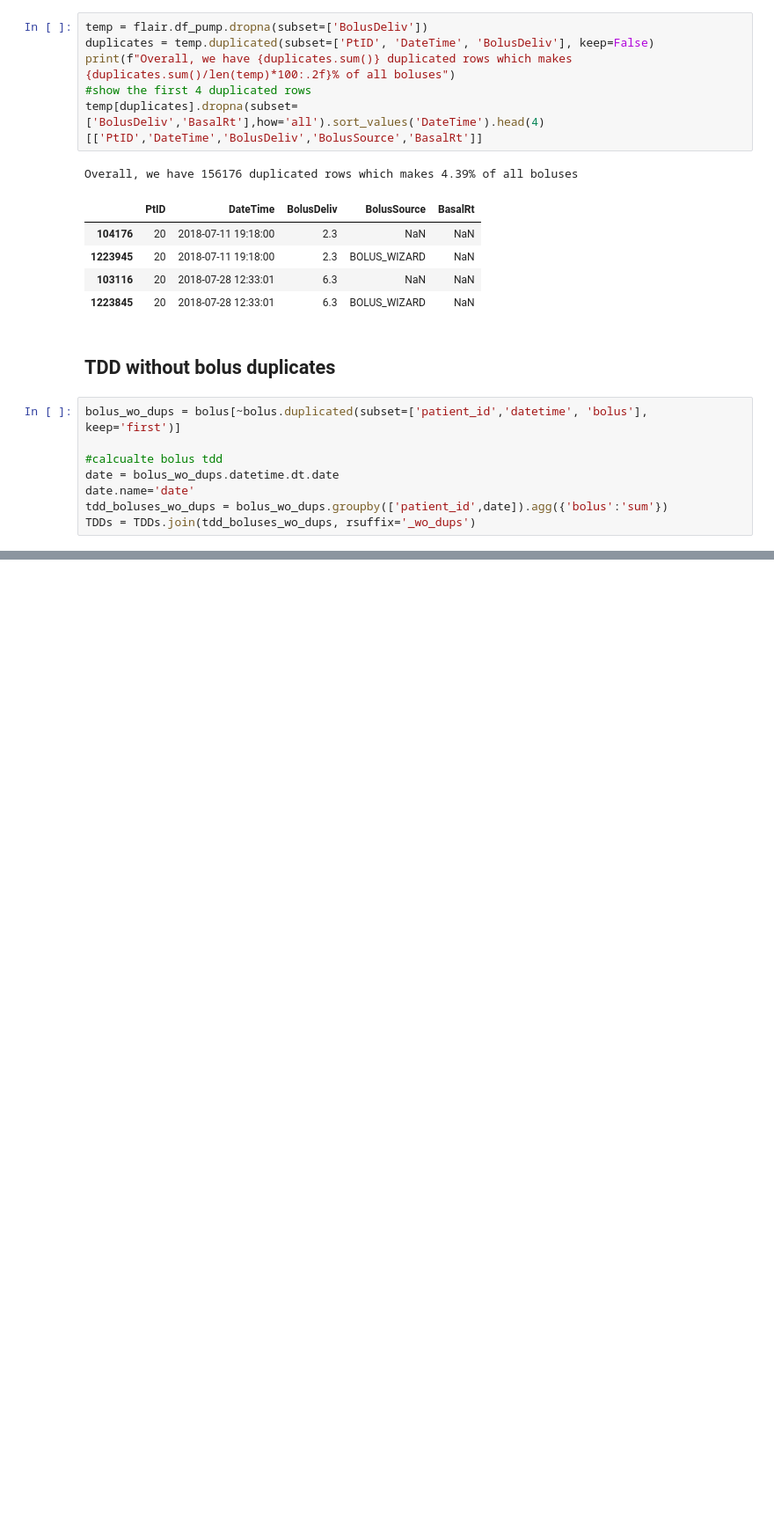
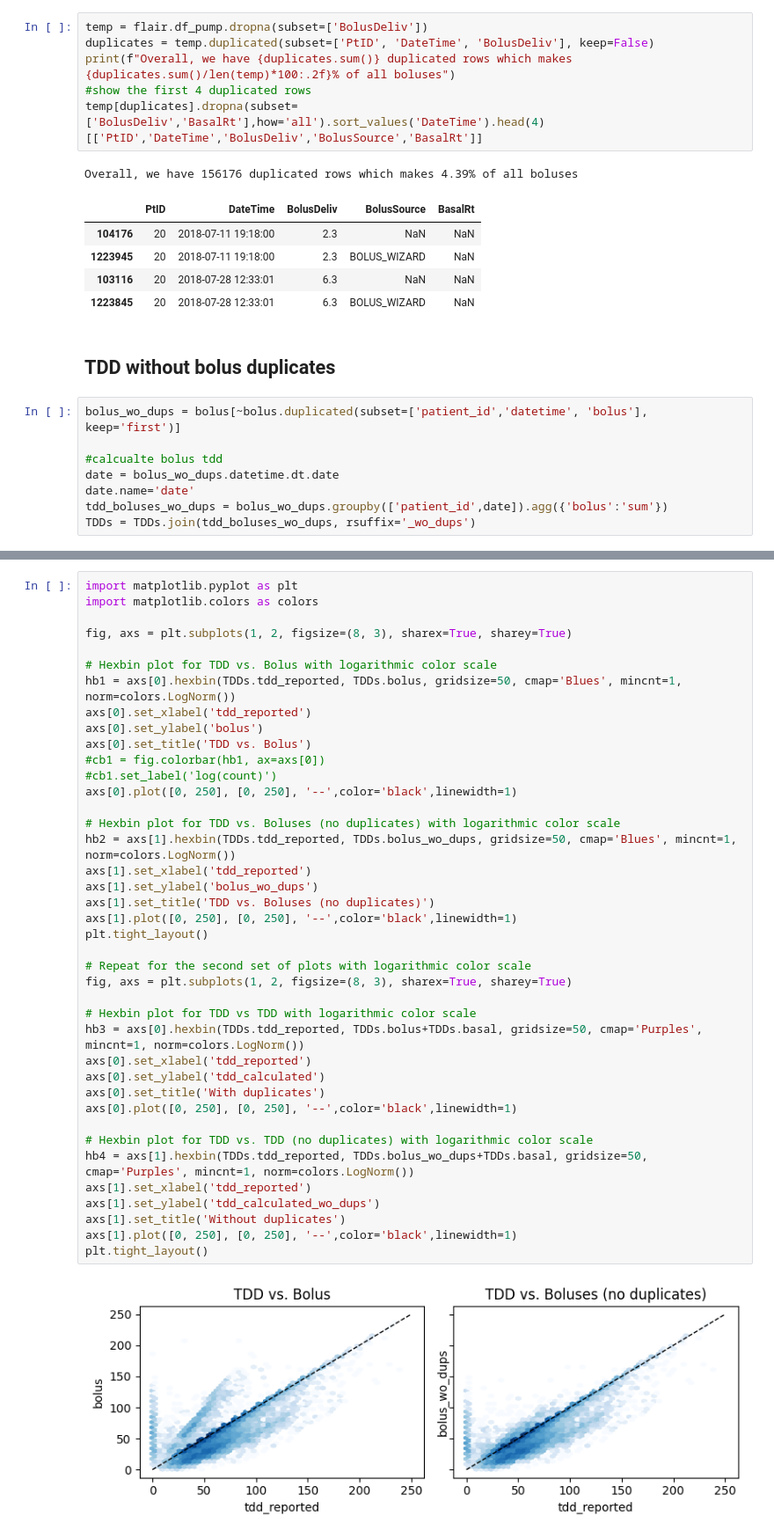
Before and after one commit to nudgebg/egvinsulin, a Jupyter notebook: notebooks/understand-flair-dataset/2024-07-12 - Understanding TDD Discrepancies in Flair Data.ipynb, the cells around one changed output, grey strips where cells are left out. Shown at 88% size. Cells and saved outputs as stored; diff of their text form; blank space fills up the shorter version.

```diff
--- a/notebooks/understand-flair-dataset/2024-07-12 - Understanding TDD Discrepancies in Flair Data.ipynb
+++ b/notebooks/understand-flair-dataset/2024-07-12 - Understanding TDD Discrepancies in Flair Data.ipynb
@@ -389,0 +397,42 @@ plt.show()
+# %%
+import matplotlib.pyplot as plt
+import matplotlib.colors as colors
+
+fig, axs = plt.subplots(1, 2, figsize=(8, 3), sharex=True, sharey=True)
+
+# Hexbin plot for TDD vs. Bolus with logarithmic color scale
+hb1 = axs[0].hexbin(TDDs.tdd_reported, TDDs.bolus, gridsize=50, cmap='Blues', mincnt=1, norm=colors.LogNorm())
+axs[0].set_xlabel('tdd_reported')
+axs[0].set_ylabel('bolus')
+axs[0].set_title('TDD vs. Bolus')
+#cb1 = fig.colorbar(hb1, ax=axs[0])
+#cb1.set_label('log(count)')
+axs[0].plot([0, 250], [0, 250], '--',color='black',linewidth=1)
+
+# Hexbin plot for TDD vs. Boluses (no duplicates) with logarithmic color scale
+hb2 = axs[1].hexbin(TDDs.tdd_reported, TDDs.bolus_wo_dups, gridsize=50, cmap='Blues', mincnt=1, norm=colors.LogNorm())
+axs[1].set_xlabel('tdd_reported')
+axs[1].set_ylabel('bolus_wo_dups')
+axs[1].set_title('TDD vs. Boluses (no duplicates)')
+axs[1].plot([0, 250], [0, 250], '--',color='black',linewidth=1)
+plt.tight_layout()
+
+# Repeat for the second set of plots with logarithmic color scale
+fig, axs = plt.subplots(1, 2, figsize=(8, 3), sharex=True, sharey=True)
+
+# Hexbin plot for TDD vs TDD with logarithmic color scale
+hb3 = axs[0].hexbin(TDDs.tdd_reported, TDDs.bolus+TDDs.basal, gridsize=50, cmap='Purples', mincnt=1, norm=colors.LogNorm())
+axs[0].set_xlabel('tdd_reported')
+axs[0].set_ylabel('tdd_calculated')
+axs[0].set_title('With duplicates')
+axs[0].plot([0, 250], [0, 250], '--',color='black',linewidth=1)
+
+# Hexbin plot for TDD vs. TDD (no duplicates) with logarithmic color scale
+hb4 = axs[1].hexbin(TDDs.tdd_reported, TDDs.bolus_wo_dups+TDDs.basal, gridsize=50, cmap='Purples', mincnt=1, norm=colors.LogNorm())
+axs[1].set_xlabel('tdd_reported')
+axs[1].set_ylabel('tdd_calculated_wo_dups')
+axs[1].set_title('Without duplicates')
+axs[1].plot([0, 250], [0, 250], '--',color='black',linewidth=1)
+plt.tight_layout()
+# %% [output]
+[figure, added]
```
Also changed, not shown: parts of 13 cells of this notebook.
